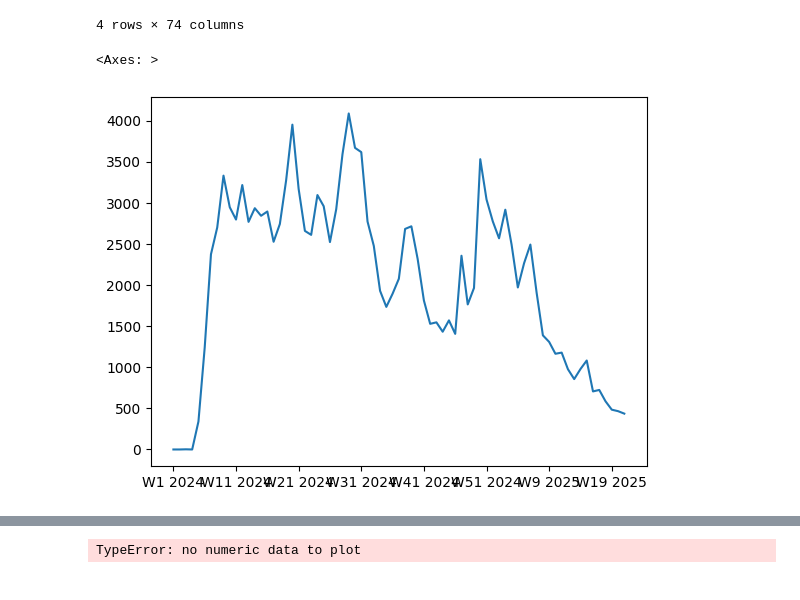
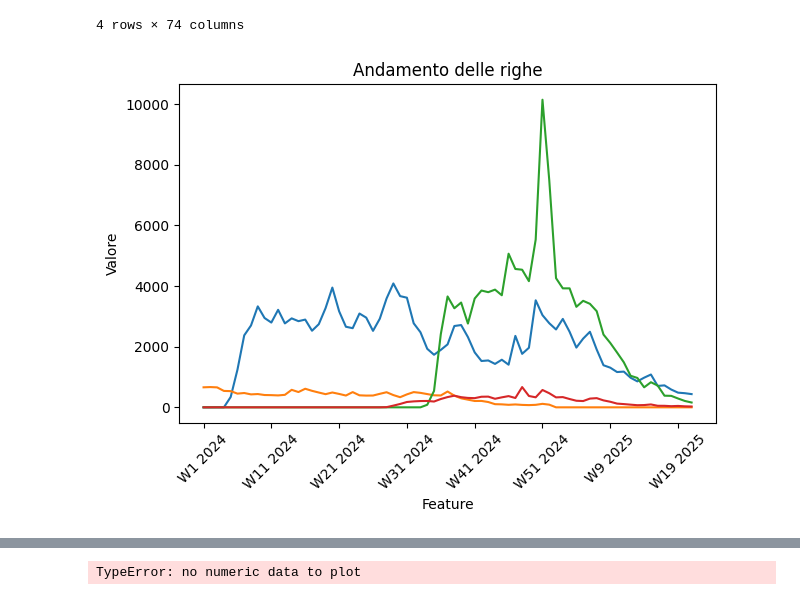
Before and after one commit to francesco-cal98/forecast_refactored, a Jupyter notebook: prova.ipynb, the cells around one changed output, grey strips where cells are left out. Drawn from its saved outputs; the diff is of its cells as text; code cells hidden in the pictures.

```diff
--- a/prova.ipynb
+++ b/prova.ipynb
@@ -2,7 +2,7 @@
 import pandas as pd
 import matplotlib.pyplot as plt
 # %%
-data = pd.read_excel("C:\\Users\\fraca\\Desktop\\sales\\forecast_refactored\\TEST DATI SAMPLE.xlsx",header=2)
+data = pd.read_excel(r"C:\Users\fraca\forecast_refactored\TEST DATI SAMPLE.xlsx",header=2)
 # %%
 data
 # %% [output]
@@ -13,11 +13,20 @@ data
 | 3 | CHARLIE | 0 | 0 | 0 | 0 | 0 | 0 | 0 | 0 | 0 | ... | ... |
 4 rows × 74 columns
 # %%
-row = data.iloc[0, :]
-numeric_row = pd.to_numeric(row, errors='coerce')  # Non-numeric values become NaN
-numeric_row = numeric_row.dropna()  # Drop those NaNs
+import matplotlib.pyplot as plt
+import pandas as pd
 
-numeric_row.plot()
+# Seleziona solo le colonne numeriche
+numeric_data = data.select_dtypes(include='number')
+
+# Trasponi per plottare ogni riga come una linea
+numeric_data.T.plot(legend=False)
+
+plt.title("Andamento delle righe")
+plt.xlabel("Feature")
+plt.ylabel("Valore")
+plt.xticks(rotation=45)
+plt.tight_layout()
+plt.show()
 # %% [output]
-<Axes: >
-[figure, old version]
+[figure, new version]
```
Also changed, not shown: parts of 1 cell of this notebook, 18 other files.
